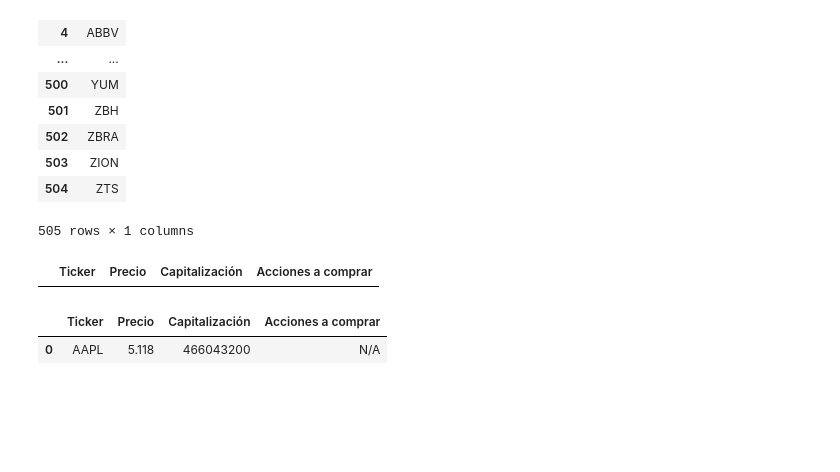
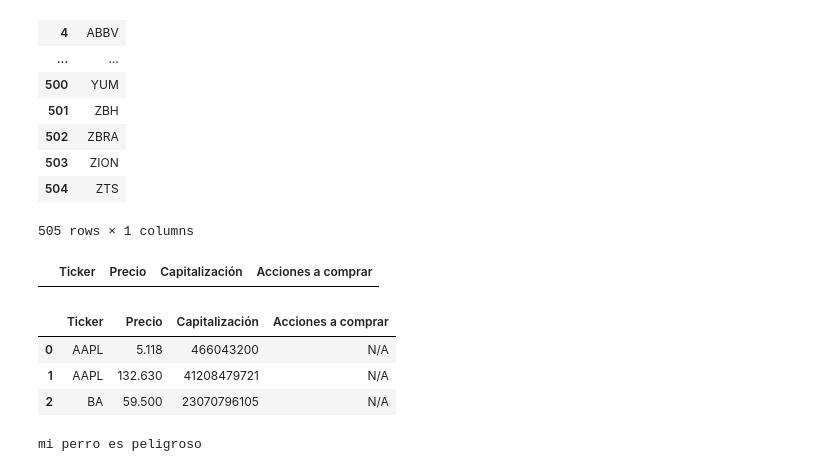
Before and after one commit to ferranfont/Introduccion_al_trading_algoritmico, a Jupyter notebook: mi_primer_dataframe.ipynb, the cells around one changed output. Saved outputs shown, nothing was run; the diff lists cells and outputs as text; code cells hidden in the pictures; blank space fills up the shorter version.

```diff
--- a/mi_primer_dataframe.ipynb
+++ b/mi_primer_dataframe.ipynb
@@ -42,13 +42,15 @@ final_dataframe
 |  | Ticker | Precio | Capitalización | Acciones a comprar |
 # %%
 final_dataframe = final_dataframe.append(
-                                        pd.Series(['AAPL',
+                                        pd.Series(['BA',
                                                    data['latestPrice'],
                                                    data['marketCap'],
                                                    'N/A'],
                                                   index = mis_columnas),
                                         ignore_index = True)
 final_dataframe
 # %% [output]
 |  | Ticker | Precio | Capitalización | Acciones a comprar |
 | 0 | AAPL | 5.118 | 466043200 | N/A |
+| 1 | AAPL | 132.630 | 41208479721 | N/A |
+| 2 | BA | 59.500 | 23070796105 | N/A |
@@ -56,0 +61,7 @@ for i in acciones
+# %%
+# Pasamos un adejetivo a una cadena que creamos con f
+adjetivo = 'peligroso'
+caracteristica = f'mi perro es {adjetivo}'
+print(caracteristica)
+# %% [output]
+mi perro es peligroso
```
Also changed, not shown: parts of 4 cells of this notebook.
